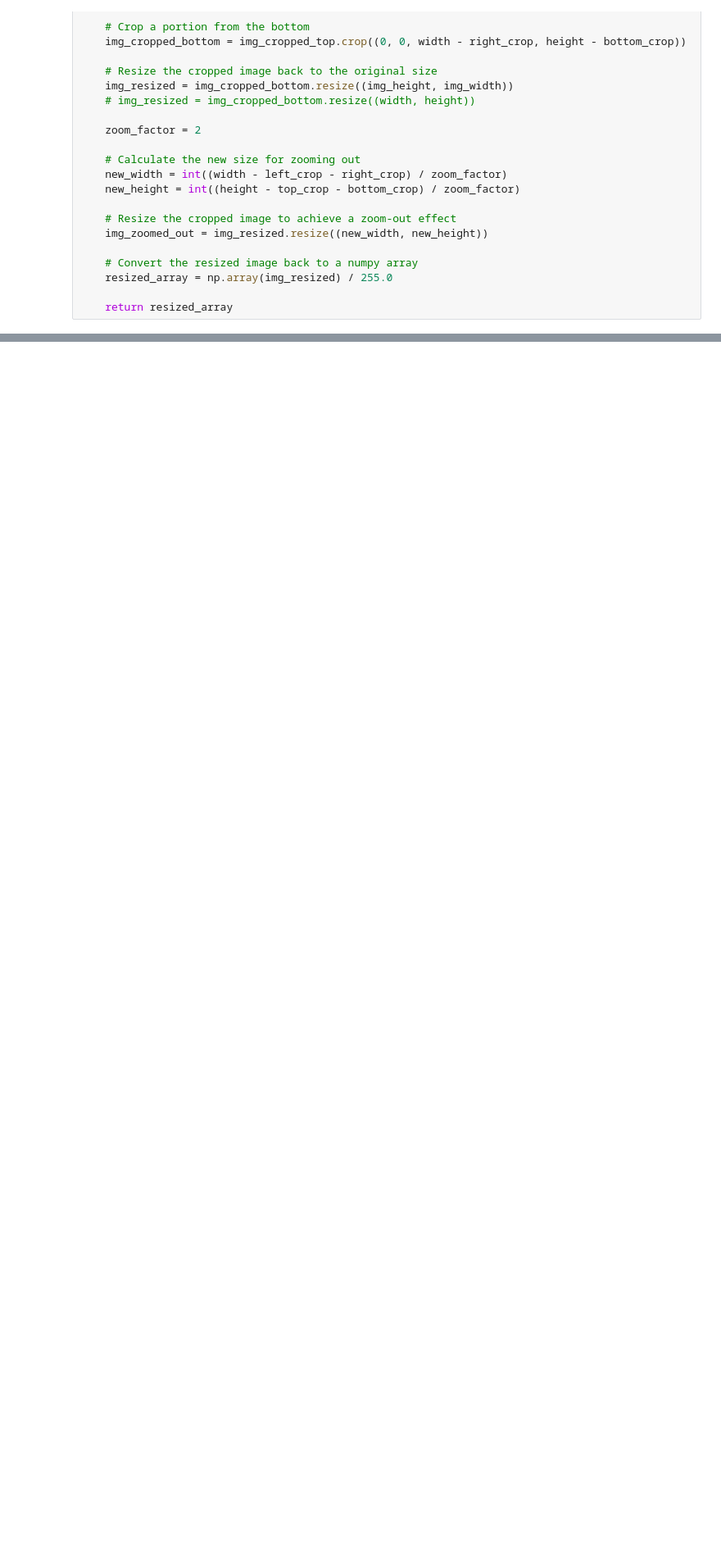
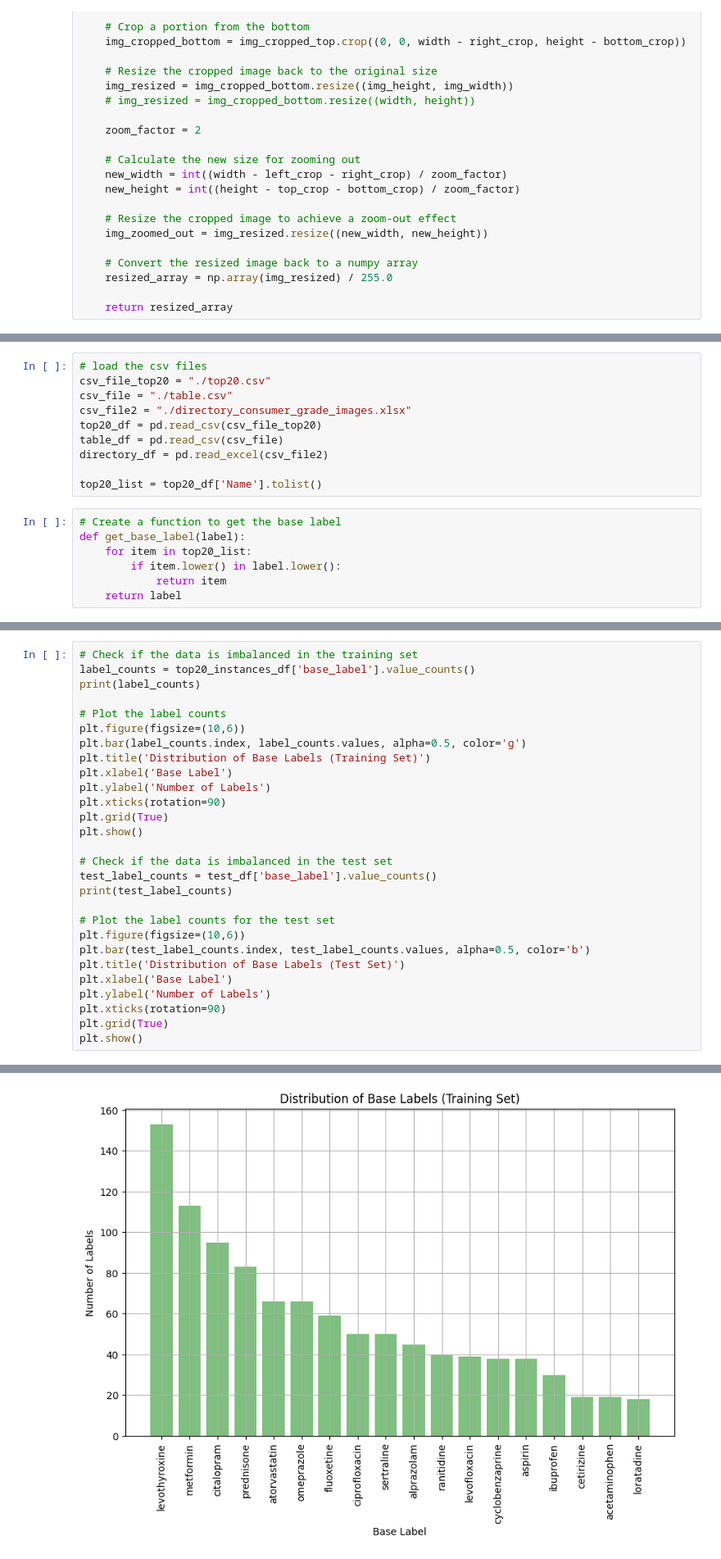
Before and after one commit to Chr728/Compass, a Jupyter notebook: pillIdentifierAI/Pill_Identifier - CUDA.ipynb, the cells around one changed output, grey strips where cells are left out. Shown at 82% size. Saved outputs shown, nothing was run; the diff lists cells and outputs as text; blank space fills up the shorter version.

Commit message:
Code to load data of top 20 medications only

```diff
--- a/pillIdentifierAI/Pill_Identifier - CUDA.ipynb
+++ b/pillIdentifierAI/Pill_Identifier - CUDA.ipynb
@@ -131,0 +136,17 @@ def crop_ruler(image_path):
+# %%
+# load the csv files
+csv_file_top20 = "./top20.csv"
+csv_file = "./table.csv"
+csv_file2 = "./directory_consumer_grade_images.xlsx"
+top20_df = pd.read_csv(csv_file_top20)
+table_df = pd.read_csv(csv_file)
+directory_df = pd.read_excel(csv_file2)
+
+top20_list = top20_df['Name'].tolist()
+# %%
+# Create a function to get the base label
+def get_base_label(label):
+    for item in top20_list:
+        if item.lower() in label.lower():
+            return item
+    return label
@@ -131,0 +210,29 @@ def crop_ruler(image_path):
+# %%
+# Check if the data is imbalanced in the training set
+label_counts = top20_instances_df['base_label'].value_counts()
+print(label_counts)
+
+# Plot the label counts
+plt.figure(figsize=(10,6))
+plt.bar(label_counts.index, label_counts.values, alpha=0.5, color='g')
+plt.title('Distribution of Base Labels (Training Set)')
+plt.xlabel('Base Label')
+plt.ylabel('Number of Labels')
+plt.xticks(rotation=90)
+plt.grid(True)
+plt.show()
+
+# Check if the data is imbalanced in the test set
+test_label_counts = test_df['base_label'].value_counts()
+print(test_label_counts)
+
+# Plot the label counts for the test set
+plt.figure(figsize=(10,6))
+plt.bar(test_label_counts.index, test_label_counts.values, alpha=0.5, color='b')
+plt.title('Distribution of Base Labels (Test Set)')
+plt.xlabel('Base Label')
+plt.ylabel('Number of Labels')
+plt.xticks(rotation=90)
+plt.grid(True)
+plt.show()
+# %% [output]
@@ -131,0 +259 @@ def crop_ruler(image_path):
+[figure, added]
```
Also changed, not shown: parts of 8 cells of this notebook, 1 other file.
